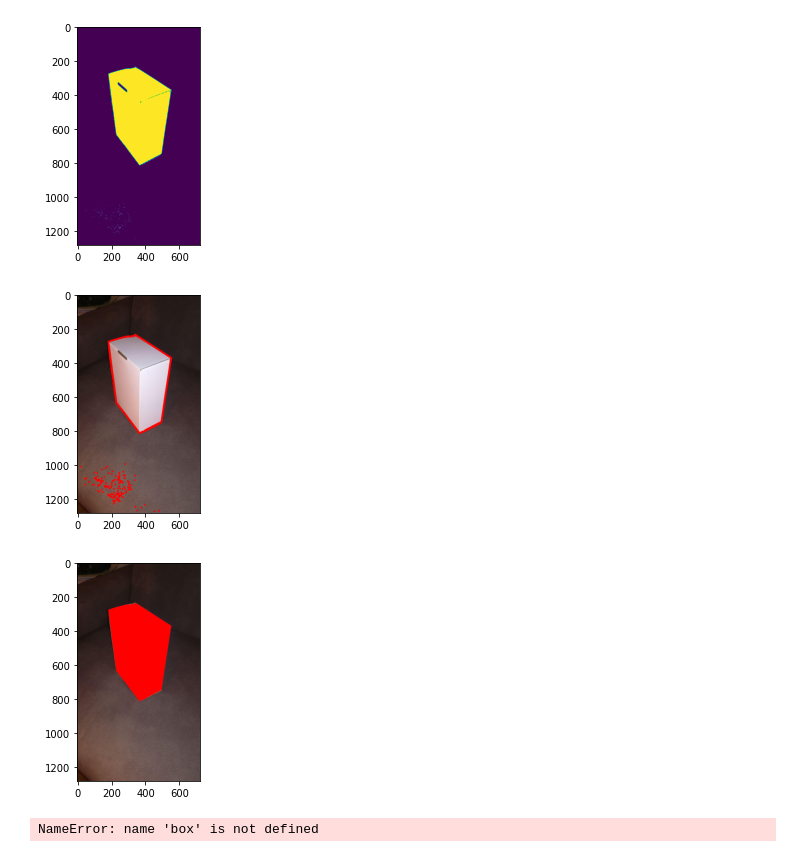
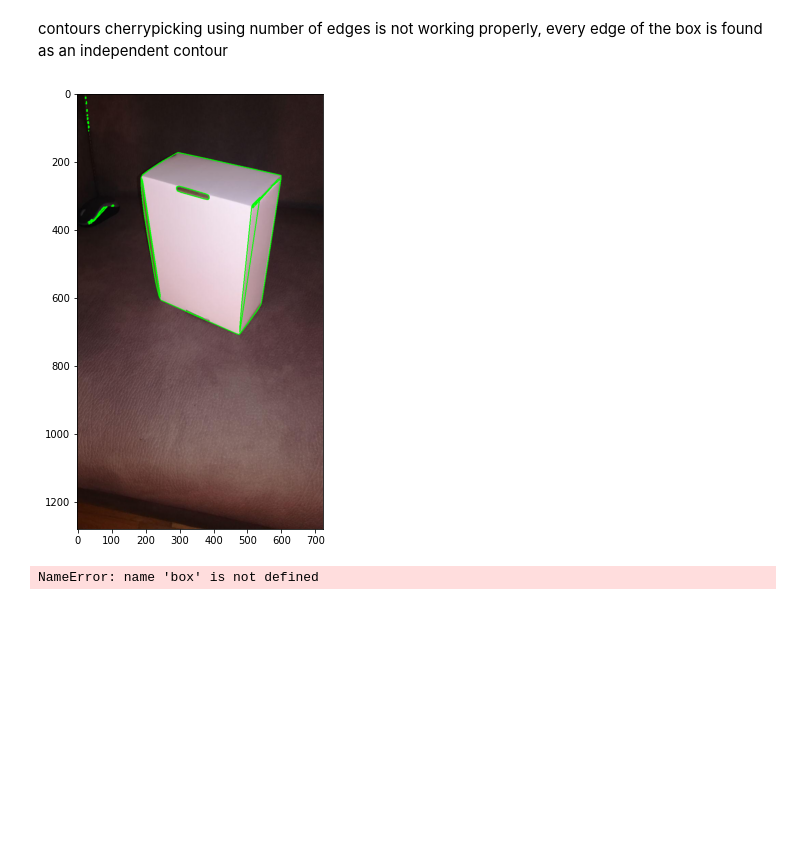
Before and after one commit to Cangio/CV-Alma-X, a Jupyter notebook: 1-box/edges_n_contours.ipynb, the cells around one changed output. Drawn from its saved outputs; the diff is of its cells as text; code cells hidden in the pictures; blank space fills up the shorter version.

Commit message:
improvements

```diff
--- a/1-box/edges_n_contours.ipynb
+++ b/1-box/edges_n_contours.ipynb
@@ -75,51 +106,28 @@ if debcnts:
-# %%
-#without canny
-import cv2
-import numpy as np
-from matplotlib import pyplot as plt
-debug=0
-debhist=0
-debhsv=0
-debresult=0
-debcnts=1
-image=cv2.cvtColor(cv2.imread('body/box4.jpg'),cv2.COLOR_BGR2RGB)
-imageout=image.copy()
-wholelow=(0,0,0)
-wholehigh=(135,115,115)
-wholemask= cv2.bitwise_not(cv2.inRange(image,wholelow,wholehigh))#killmaskt
-wholeimage=cv2.bitwise_and(image,image,mask=wholemask)
-plt.imshow(wholemask)
-plt.show()
-# find contours
-cnts= cv2.findContours(wholemask, cv2.RETR_EXTERNAL, cv2.CHAIN_APPROX_NONE)
-cnts = cnts[0] if len(cnts) == 2 else cnts[1]
-# contours selection
-max_cnt = max(cnts, key=len) #max contour area
-max_area=cv2.contourArea(max_cnt)
-out_cnts=[]
-##improve:dilate before comparison and pick the inner areas
-for cc in cnts:
-    if cv2.contourArea(cc)>0.01*max_area:#cherrypicking
-        out_cnts.append(cc)
-imageout1=image.copy()
-contcolor=(255,0,0)
-conthick=10
-for c in cnts:
-    cv2.drawContours(imageout,c, -1, contcolor, conthick) # OR
-    #cv2.polylines(image, [box], True, (36,255,12), 3)
-cv2.drawContours(imageout1,out_cnts, -1, contcolor, -1)
-#imageout1=mymorph(imageout1,'erode',(5,5,20))
-if debcnts:
-    plt.imshow(imageout)
-    plt.show()
-    plt.imshow(imageout1)
-    plt.show()
-
-#this can be usefull to find a bounding rectangle for the panel's body and remove the non usefull image area
-# %% [output]
-[figure, removed]
-[figure, removed]
-[figure, removed]
+# %% [markdown]
+contours cherrypicking using number of edges is not working properly, every edge of the box is found as an independent contour
+# %%
+#convex hull
+import cv2
+import numpy as np
+from matplotlib import pyplot as plt
+debmask=0
+debcanny=1
+debcycl=0
+
+image=cv2.cvtColor(cv2.imread('body/box3.jpg'),cv2.COLOR_BGR2RGB)
+gray = cv2.cvtColor(image,cv2.COLOR_RGB2GRAY)
+edge = cv2.Canny(gray, 140, 210)
+contours= cv2.findContours(edge, cv2.RETR_LIST, cv2.CHAIN_APPROX_NONE)
+contours = contours[0] if len(contours) == 2 else contours[1]
+for c in contours:
+    hull = cv2.convexHull(c)
+    cv2.drawContours(image, [hull], 0, (0, 255, 0), 2)
+
+plt.subplots(1, figsize=(12,8))
+plt.imshow(image)
+plt.show()
+# %% [output]
+[figure, added]
 # %%
 
         cv2.drawContours(image,[box],0,color,thickness)
```
Also changed, not shown: parts of 4 cells of this notebook, 19 other files.
